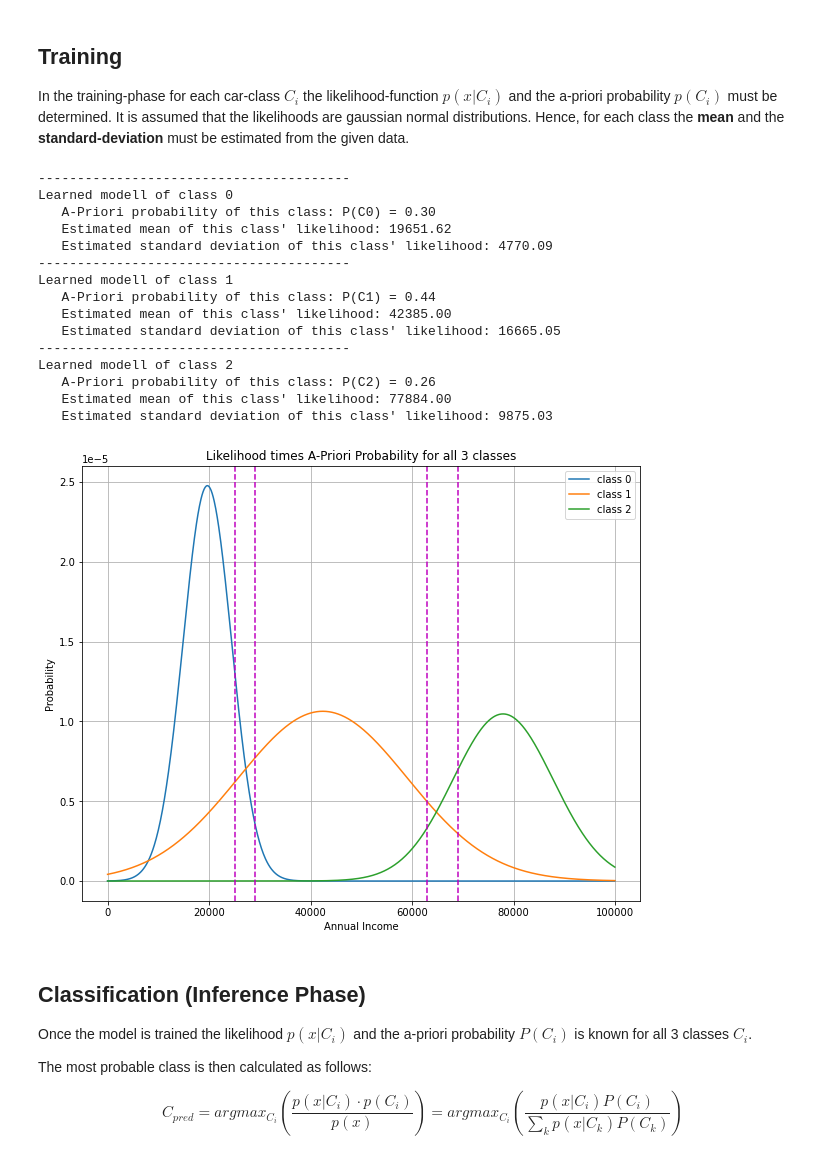
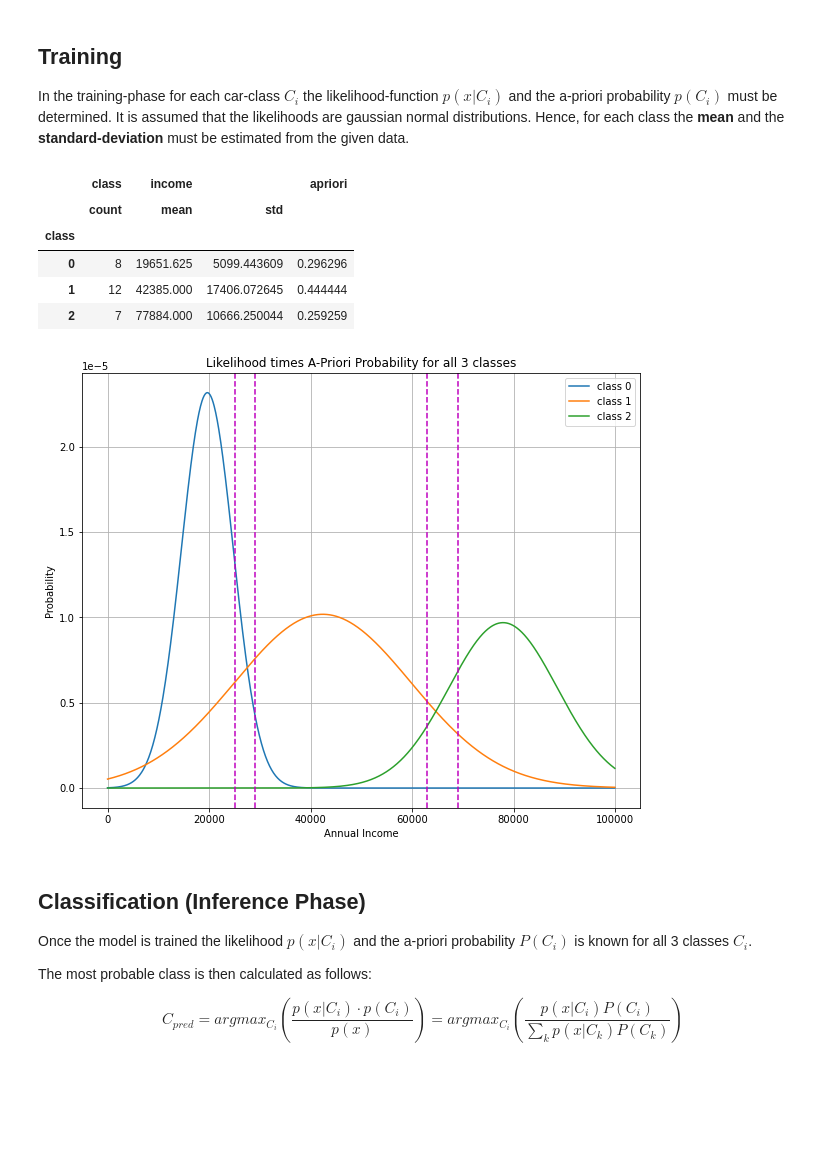
Before and after one commit to hannibunny/probability, a Jupyter notebook: prob/_build/jupyter_execute/parametricClassification1D.ipynb, the cells around one changed output. Cells and saved outputs as stored; diff of their text form; code cells hidden in the pictures; blank space fills up the shorter version.

```diff
--- a/prob/_build/jupyter_execute/parametricClassification1D.ipynb
+++ b/prob/_build/jupyter_execute/parametricClassification1D.ipynb
@@ -49,0 +28,2 @@ Ntot=len(customerArray)
+# %%
+autoDF=pd.read_csv("AutoKunden.csv",index_col=0)#,header=None,names=["income","class"],sep="  ",index_col=0)
@@ -54,53 +54,39 @@ AnnualIncomeList=[25000,29000,63000,69000] #customers with this annual income sh
 # %% [markdown]
 ## Training
 In the training-phase for each car-class $C_i$ the likelihood-function $p(x|C_i)$ and the a-priori probability $p(C_i)$ must be determined. It is assumed that the likelihoods are gaussian normal distributions. Hence, for each class the **mean** and the **standard-deviation** must be estimated from the given data.
+# %%
+classStats=autoDF.groupby(by="class").agg({"class":"count","income":["mean","std"]})
+classStats["apriori"]=classStats["class","count"].apply(lambda x:x/autoDF.shape[0])
+classStats
+# %% [output]
+|  | class | income |  | apriori |
+|  | count | mean | std |  |
+| class |  |  |  |  |
+| 0 | 8 | 19651.625 | 5099.443609 | 0.296296 |
+| 1 | 12 | 42385.000 | 17406.072645 | 0.444444 |
+| 2 | 7 | 77884.000 | 10666.250044 | 0.259259 |
 # %%
 plt.figure(figsize=(10,8))
 Aposteriori=[]
 x=list(range(0,100000,100))
-for c in range(0,3): #iterate over the 3 classes
-    print('-'*40)
-    print('Learned modell of class %d'%c)
-    A=customerArray[customerArray[:,2]==c] #Filter customers of current class
-    p=float(len(A))/Ntot # a-priori probability
-    m=np.mean(A[:,1])    # mean-value
-    s=np.std(A[:,1])     # standard deviation
-    print("   A-Priori probability of this class: P(C%1d) = %1.2f "%(c,p))
-    print("   Estimated mean of this class\' likelihood: %4.2f "%m)
-    print("   Estimated standard deviation of this class\' likelihood: %4.2f "%s)
-
-    # Likelihood multiplied by a-priori probability
+for c in classStats.index:
+    p=classStats["apriori"].values[c]
+    m=classStats["income"]["mean"].values[c]
+    s=classStats["income"]["std"].values[c]
     likelihood = 1.0/(s * np.sqrt(2 * np.pi))*np.exp( - (x - m)**2 / (2 * s**2) )
     aposterioriMod=p*likelihood
-
     Aposteriori.append(aposterioriMod)
     plt.plot(x,aposterioriMod,label='class '+str(c))
-
 plt.grid(True)
 for AnnualIncome in AnnualIncomeList: #plot vertical lines at the annual incomes for which classification is required
     plt.axvline(x=AnnualIncome,color='m',ls='dashed')
 plt.legend()
 plt.xlabel("Annual Income")
 plt.ylabel("Probability")
 plt.title("Likelihood times A-Priori Probability for all 3 classes")
 plt.show()
 # %% [output]
-----------------------------------------
-Learned modell of class 0
-   A-Priori probability of this class: P(C0) = 0.30
-   Estimated mean of this class' likelihood: 19651.62
-   Estimated standard deviation of this class' likelihood: 4770.09
-----------------------------------------
-Learned modell of class 1
-   A-Priori probability of this class: P(C1) = 0.44
-   Estimated mean of this class' likelihood: 42385.00
-   Estimated standard deviation of this class' likelihood: 16665.05
-----------------------------------------
-Learned modell of class 2
-   A-Priori probability of this class: P(C2) = 0.26
-   Estimated mean of this class' likelihood: 77884.00
-   Estimated standard deviation of this class' likelihood: 9875.03
-[figure, old version]
+[figure, new version]
 # %% [markdown]
 ## Classification (Inference Phase)
 
```
Also changed, not shown: parts of 8 cells of this notebook, 34 other files.
